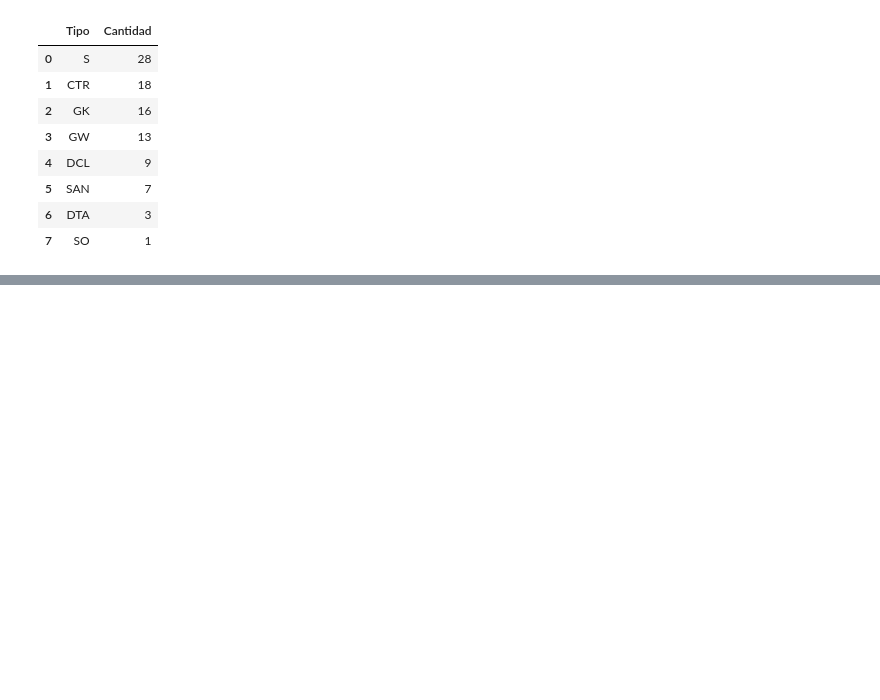
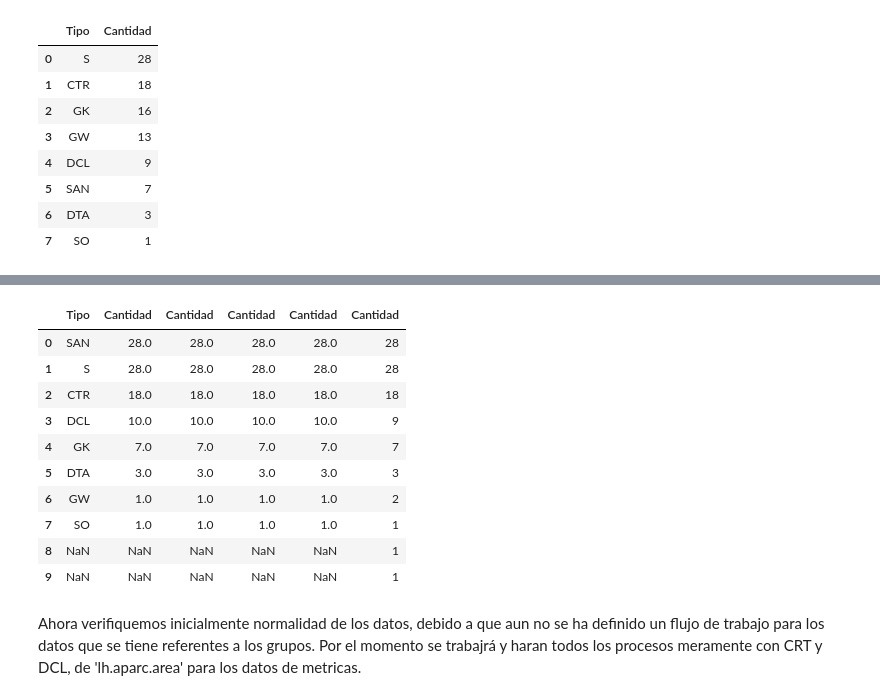
Before and after one commit to AndresMedina117/proyecto_neuroco, a Jupyter notebook: inicio.ipynb, the cells around one changed output, grey strips where cells are left out. Drawn from its saved outputs; the diff is of its cells as text; code cells hidden in the pictures; blank space fills up the shorter version.

```diff
--- a/inicio.ipynb
+++ b/inicio.ipynb
@@ -67,0 +135,23 @@ total pacientes: 95
+# %%
+hipocampoCompletas = contador_tipo(hojasH['amygdalar-nuclei lh'], hojasH['amygdalar-nuclei lh'].columns[0])
+for hoja in hojasH.keys():
+    if hoja == 'amygdalar-nuclei lh' or hoja == 'Hoja1':
+        continue
+    hoja_datos = hojasH[hoja]
+    pd1 = contador_tipo(hoja_datos, hoja_datos.columns[0])
+    hipocampoCompletas = pd.concat([hipocampoCompletas, pd1['Cantidad']], axis = 1)
+hipocampoCompletas
+# %% [output]
+|  | Tipo | Cantidad | Cantidad | Cantidad | Cantidad | Cantidad |
+| 0 | SAN | 28.0 | 28.0 | 28.0 | 28.0 | 28 |
+| 1 | S | 28.0 | 28.0 | 28.0 | 28.0 | 28 |
+| 2 | CTR | 18.0 | 18.0 | 18.0 | 18.0 | 18 |
+| 3 | DCL | 10.0 | 10.0 | 10.0 | 10.0 | 9 |
+| 4 | GK | 7.0 | 7.0 | 7.0 | 7.0 | 7 |
+| 5 | DTA | 3.0 | 3.0 | 3.0 | 3.0 | 3 |
+| 6 | GW | 1.0 | 1.0 | 1.0 | 1.0 | 2 |
+| 7 | SO | 1.0 | 1.0 | 1.0 | 1.0 | 1 |
+| 8 | NaN | NaN | NaN | NaN | NaN | 1 |
+| 9 | NaN | NaN | NaN | NaN | NaN | 1 |
+# %% [markdown]
+Ahora verifiquemos inicialmente normalidad de los datos, debido a que aun no se ha definido un flujo de trabajo para los datos que se tiene referentes a los grupos. Por el momento se trabajrá y haran todos los procesos meramente con CRT y DCL, de 'lh.aparc.area' para los datos de metricas.
```
Also changed, not shown: parts of 20 cells of this notebook, 1 other file.
